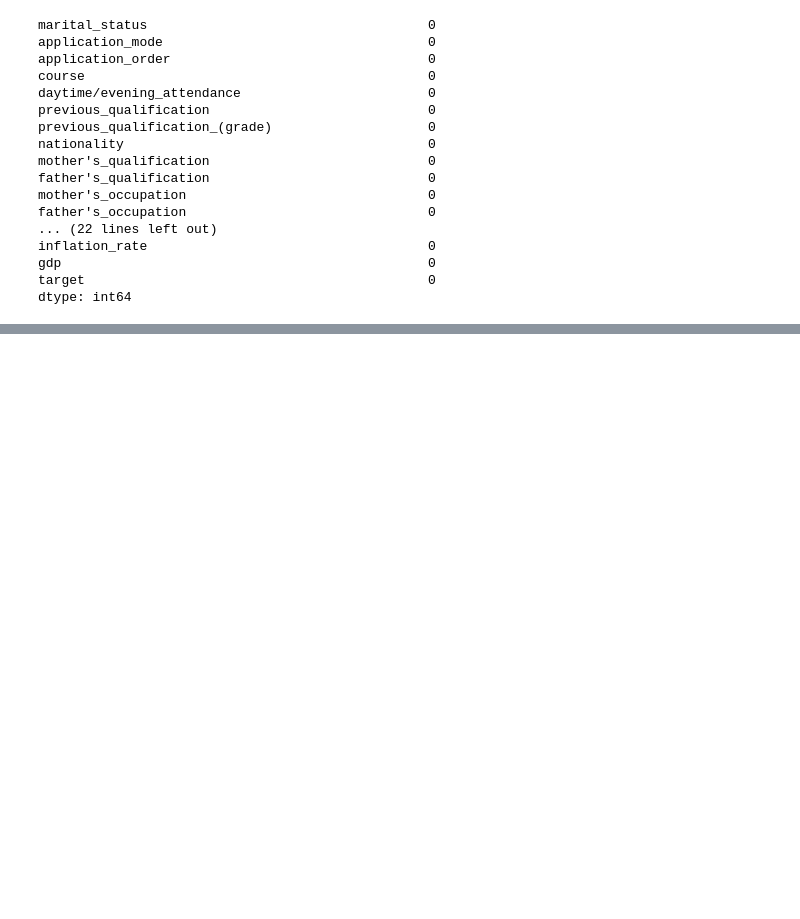
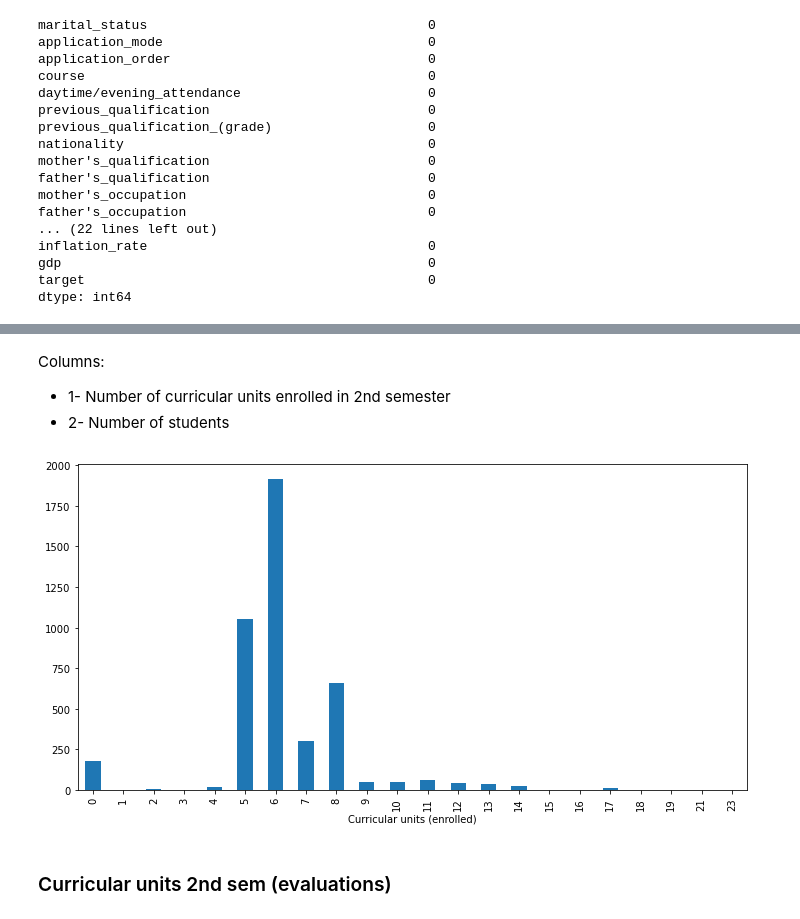
Before and after one commit to AndreJacobsPy/ai-academy-capstone, a Jupyter notebook: exploration.ipynb, the cells around one changed output, grey strips where cells are left out. Cells and saved outputs as stored; diff of their text form; code cells hidden in the pictures; blank space fills up the shorter version.

```diff
--- a/exploration.ipynb
+++ b/exploration.ipynb
@@ -662,0 +711,3 @@ dtype: int64
+# %%
+units_2nd_sem_enrolled = df['curricular_units_2nd_sem_(enrolled)'].value_counts().sort_index()
+units_2nd_sem_enrolled
@@ -662,0 +732,10 @@ dtype: int64
+# %% [markdown]
+Columns:
+- 1- Number of curricular units enrolled in 2nd semester
+- 2- Number of students
+# %%
+units_2nd_sem_enrolled.plot(xlabel='Curricular units (enrolled)',kind='bar', figsize=(12,6));
+# %% [output]
+[figure, added]
+# %% [markdown]
+### Curricular units 2nd sem (evaluations)
```
Also changed, not shown: parts of 54 cells of this notebook.
